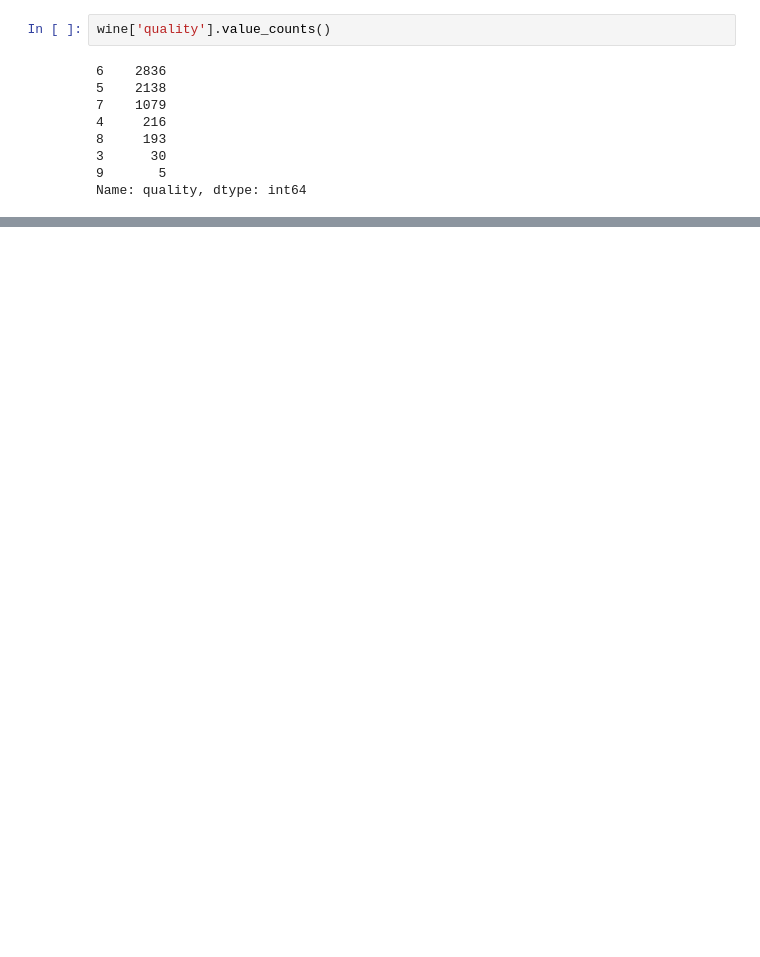
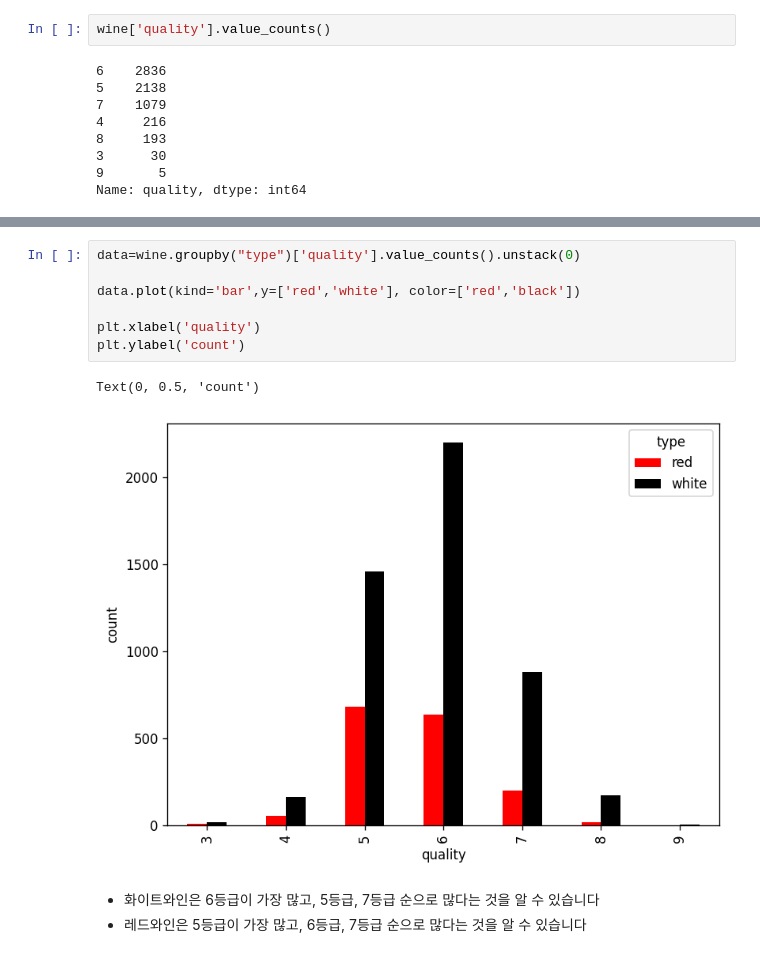
Before and after one commit to seon0415/BDA, a Jupyter notebook: 박서연29_0409_필수과제.ipynb, the cells around one changed output, grey strips where cells are left out. Saved outputs shown, nothing was run; the diff lists cells and outputs as text; blank space fills up the shorter version.

```diff
--- a/박서연29_0409_필수과제.ipynb
+++ b/박서연29_0409_필수과제.ipynb
@@ -464,0 +469,13 @@ plt.hist(wine['quality'])
+# %%
+data=wine.groupby("type")['quality'].value_counts().unstack(0)
+
+data.plot(kind='bar',y=['red','white'], color=['red','black'])
+
+plt.xlabel('quality')
+plt.ylabel('count')
+# %% [output]
+Text(0, 0.5, 'count')
+[figure, added]
+# %% [markdown]
+- 화이트와인은 6등급이 가장 많고, 5등급, 7등급 순으로 많다는 것을 알 수 있습니다
+- 레드와인은 5등급이 가장 많고, 6등급, 7등급 순으로 많다는 것을 알 수 있습니다
```
Also changed, not shown: parts of 15 cells of this notebook.
